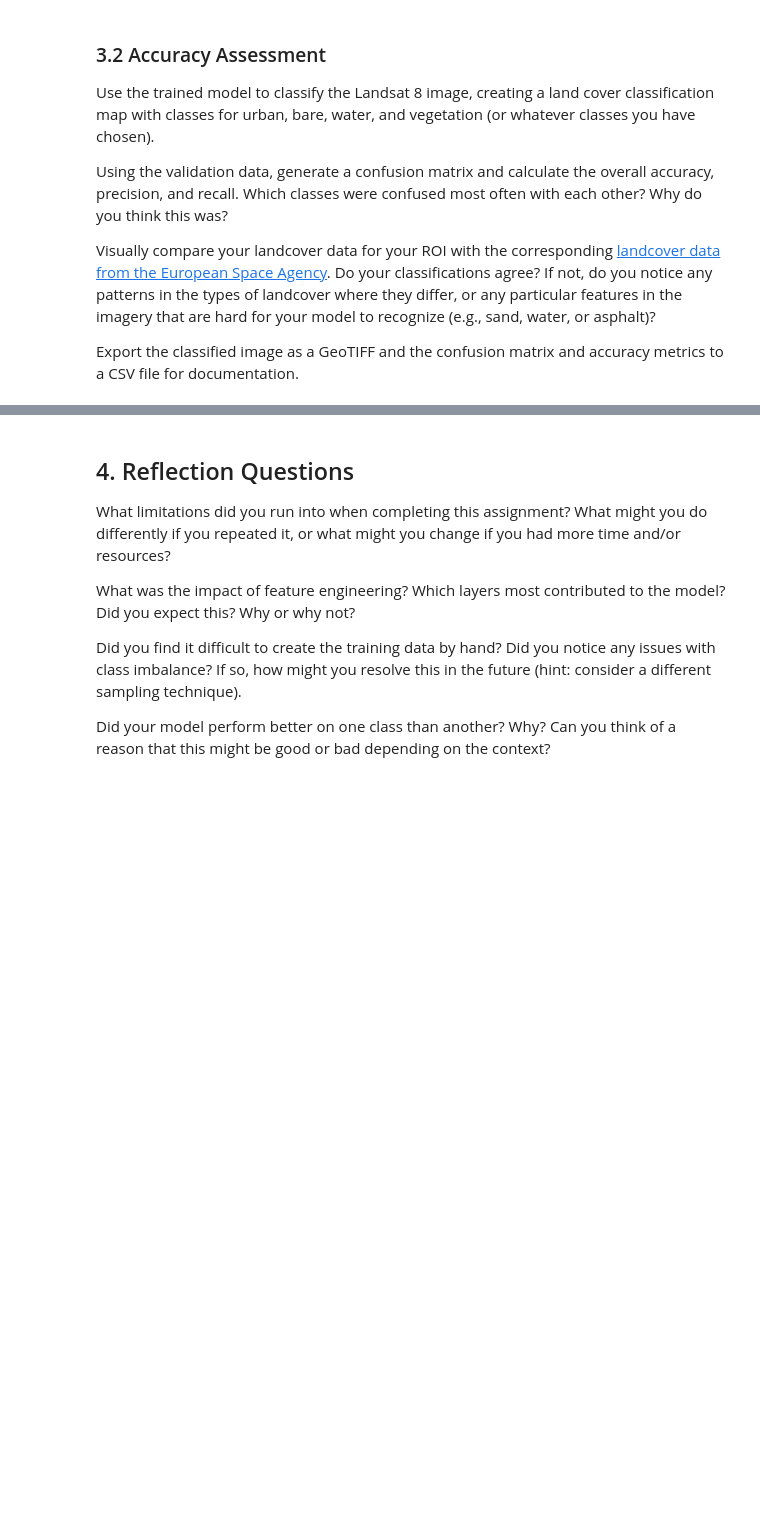
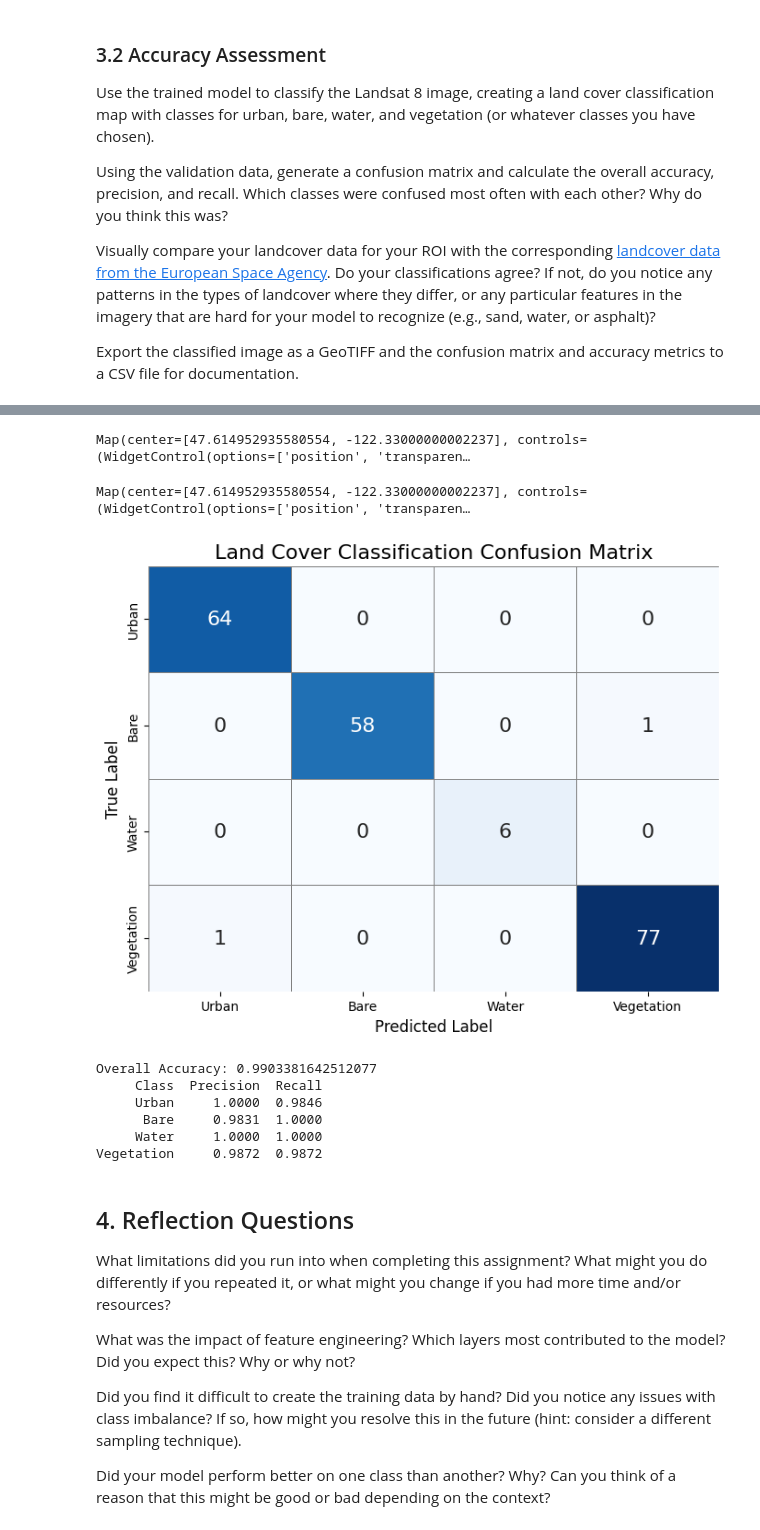
Before and after one commit to junyi2022/musa-650-remote-sensing, a Jupyter notebook: assignments/MUSA 6500 Assignment 3.ipynb, the cells around one changed output, grey strips where cells are left out. Cells and saved outputs as stored; diff of their text form; code cells hidden in the pictures; blank space fills up the shorter version.

```diff
--- a/assignments/MUSA 6500 Assignment 3.ipynb
+++ b/assignments/MUSA 6500 Assignment 3.ipynb
@@ -479,3 +528,74 @@ Export the classified image as a GeoTIFF and the confusion matrix and accuracy m
+# %%
+# Accuracy Assessment
+# Apply the refined model 1 to Landsat 8 image
+classified_m2 = final_image_with_filters.classify(model2_refined)
+
+# Grey: Urban, Brown: Bare, Blue: Water, Green: Vegetation
+Map4 = geemap.Map()
+Map4.centerObject(seattle_landsat_export, 11)  # Zoom to Seattle
+Map4.addLayer(seattle_landsat_export, visualization, "True Color (432)")
+Map4.addLayer(classified_m2, {"min": 0, "max": 3, "palette": ["grey", "brown", "blue", "green"]}, "Land Cover Classification")
+Map4
+# %% [output]
+Map(center=[47.614952935580554, -122.33000000002237], controls=(WidgetControl(options=['position', 'transparen…
+# %%
+# Accuracy Assessment
+# Apply the refined model 3 to Landsat 8 image
+classified_m3 = final_image_with_filters.classify(model3_refined)
+
+# Grey: Urban, Brown: Bare, Blue: Water, Green: Vegetation
+Map5 = geemap.Map()
+Map5.centerObject(seattle_landsat_export, 11)  # Zoom to Seattle
+Map5.addLayer(seattle_landsat_export, visualization, "True Color (432)")
+Map5.addLayer(classified_m3, {"min": 0, "max": 3, "palette": ["grey", "brown", "blue", "green"]}, "Land Cover Classification")
+Map5
+# %% [output]
+Map(center=[47.614952935580554, -122.33000000002237], controls=(WidgetControl(options=['position', 'transparen…
+# %%
+# Evaluation metrics for the refined model 1
+conf_matrix_m1 = model1_refined.confusionMatrix().getInfo()
+conf_matrix_m1 = np.array(conf_matrix_m1)
+
+labels = ['Urban', 'Bare', 'Water', 'Vegetation']
+conf_matrix_m1_df = pd.DataFrame(conf_matrix_m1, index = labels, columns = labels)
+
+# Plot the heatmap
+plt.figure(figsize = (8, 6))
+sns.heatmap(conf_matrix_m1_df, annot = True, fmt = 'd', cmap = 'Blues', cbar = False, annot_kws = {"size": 16}, linewidths = 0.5, linecolor = 'gray')
+plt.title("Land Cover Classification Confusion Matrix", fontsize = 16)
+plt.ylabel('True Label', fontsize = 12)
+plt.xlabel('Predicted Label', fontsize = 12)
+plt.show()
+
+confusion_matrix_m1 = model1_refined.confusionMatrix()
+
+overall_acc = confusion_matrix_m1.accuracy()
+precision = confusion_matrix_m1.producersAccuracy()
+recall = confusion_matrix_m1.consumersAccuracy()
+
+# Convert results for better visualization
+precision_values = precision.getInfo()
+recall_values = recall.getInfo()
+
+df_results = pd.DataFrame({
+    "Class": labels,
+    "Precision": [round(p[0], 4) for p in precision_values],
+    "Recall": [round(r, 4) for r in recall_values[0]]
+})
+
+# Print overall accuracy
+print("Overall Accuracy:", overall_acc.getInfo())
+
+# Display the table
+print(df_results.to_string(index=False))
+# %% [output]
+[figure, added]
+Overall Accuracy: 0.9903381642512077
+     Class  Precision  Recall
+     Urban     1.0000  0.9846
+      Bare     0.9831  1.0000
+     Water     1.0000  1.0000
+Vegetation     0.9872  0.9872
 # %% [markdown]
 ## 4. Reflection Questions
 
```
Also changed, not shown: parts of 3 cells of this notebook.
